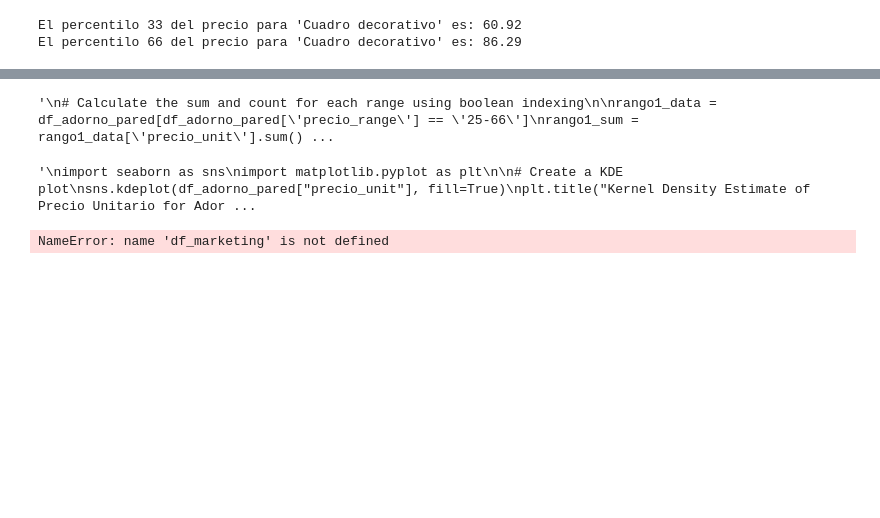
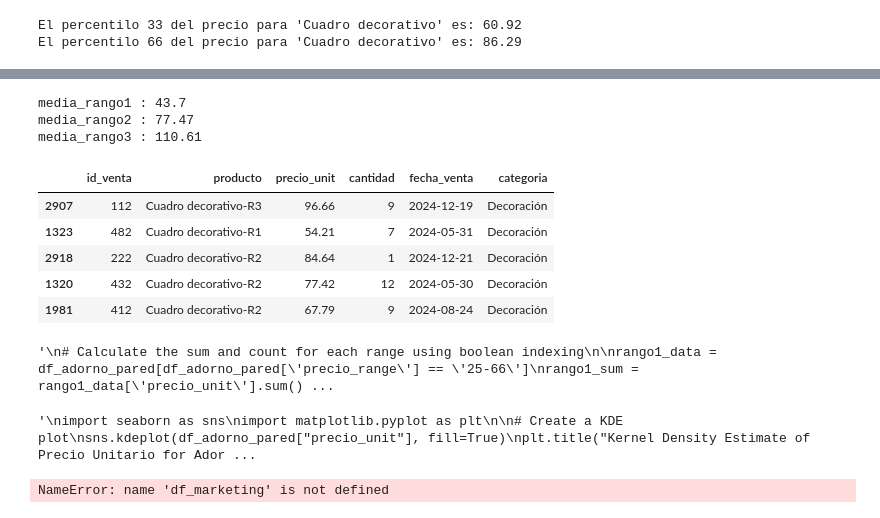
Before and after one commit to alex-degarate/DAnalytics, a Jupyter notebook: preproyecto/anexo_2.ipynb, the cells around one changed output, grey strips where cells are left out. Drawn from its saved outputs; the diff is of its cells as text; code cells hidden in the pictures; blank space fills up the shorter version.

```diff
--- a/preproyecto/anexo_2.ipynb
+++ b/preproyecto/anexo_2.ipynb
@@ -428,0 +392,66 @@ dtype: int64
+# %%
+ # Yo RENOMBRE la desc producto, pero tal vez seria mejor agregar un
+# campo con la clasif x RANGO
+
+# Observamos que hay 3 rangos de datos para Cuadro decorativo
+# Calculamos esos rangos aproxim dividiendolos en terciles
+
+r1_linf = 25
+r1_lsup = 66
+r2_linf = 66
+r2_lsup = 91
+r3_linf = 91
+r3_lsup = 130
+
+# Recorre la tabla sacada de ventas_final, para el producto "Cuadro decorativo"
+nLenght = df_cuadro_decorativo.shape[0]
+rango1 = [0, 0]
+rango2 = [0, 0]
+rango3 = [0, 0]
+
+#        df_cuadro_decorativo.iat[ num_fila, num_col ]  con indice= 0
+# print( df_cuadro_decorativo.iat[0, 2])
+
+for i in range(nLenght):
+    pu = df_cuadro_decorativo.iat[i, 2]
+
+    nomP = df_cuadro_decorativo.iat[i, 1]
+    if pu >= r1_linf and pu <= r1_lsup:
+        rango1[0] += pu
+        rango1[1] += 1
+        df_cuadro_decorativo.iat[i, 1] = nomP + "-R1"
+
+    elif pu > r2_linf and pu <= r2_lsup:
+        rango2[0] += pu
+        rango2[1] += 1
+        df_cuadro_decorativo.iat[i, 1] = nomP + "-R2"
+
+    elif pu > r3_linf and pu <= r3_lsup:
+        rango3[0] += pu
+        rango3[1] += 1
+        df_cuadro_decorativo.iat[i, 1] = nomP + "-R3"
+# %%
+# Calculamos las medias x rango
+media_rango1 = round( rango1[0]/rango1[1], 2)
+media_rango2 = round( rango2[0]/rango2[1], 2)
+media_rango3 = round( rango3[0]/rango3[1], 2)
+
+#Visualizamos las medias
+print(f"media_rango1 : {media_rango1}")
+print(f"media_rango2 : {media_rango2}")
+print(f"media_rango3 : {media_rango3}")
+
+# En las celdas de mas abajo lo graficamos
+# %% [output]
+media_rango1 : 43.7
+media_rango2 : 77.47
+media_rango3 : 110.61
+# %%
+df_cuadro_decorativo.head()
+# %% [output]
+|  | id_venta | producto | precio_unit | cantidad | fecha_venta | categoria |
+| 2907 | 112 | Cuadro decorativo-R3 | 96.66 | 9 | 2024-12-19 | Decoración |
+| 1323 | 482 | Cuadro decorativo-R1 | 54.21 | 7 | 2024-05-31 | Decoración |
+| 2918 | 222 | Cuadro decorativo-R2 | 84.64 | 1 | 2024-12-21 | Decoración |
+| 1320 | 432 | Cuadro decorativo-R2 | 77.42 | 12 | 2024-05-30 | Decoración |
+| 1981 | 412 | Cuadro decorativo-R2 | 67.79 | 9 | 2024-08-24 | Decoración |
```
Also changed, not shown: parts of 16 cells of this notebook.
